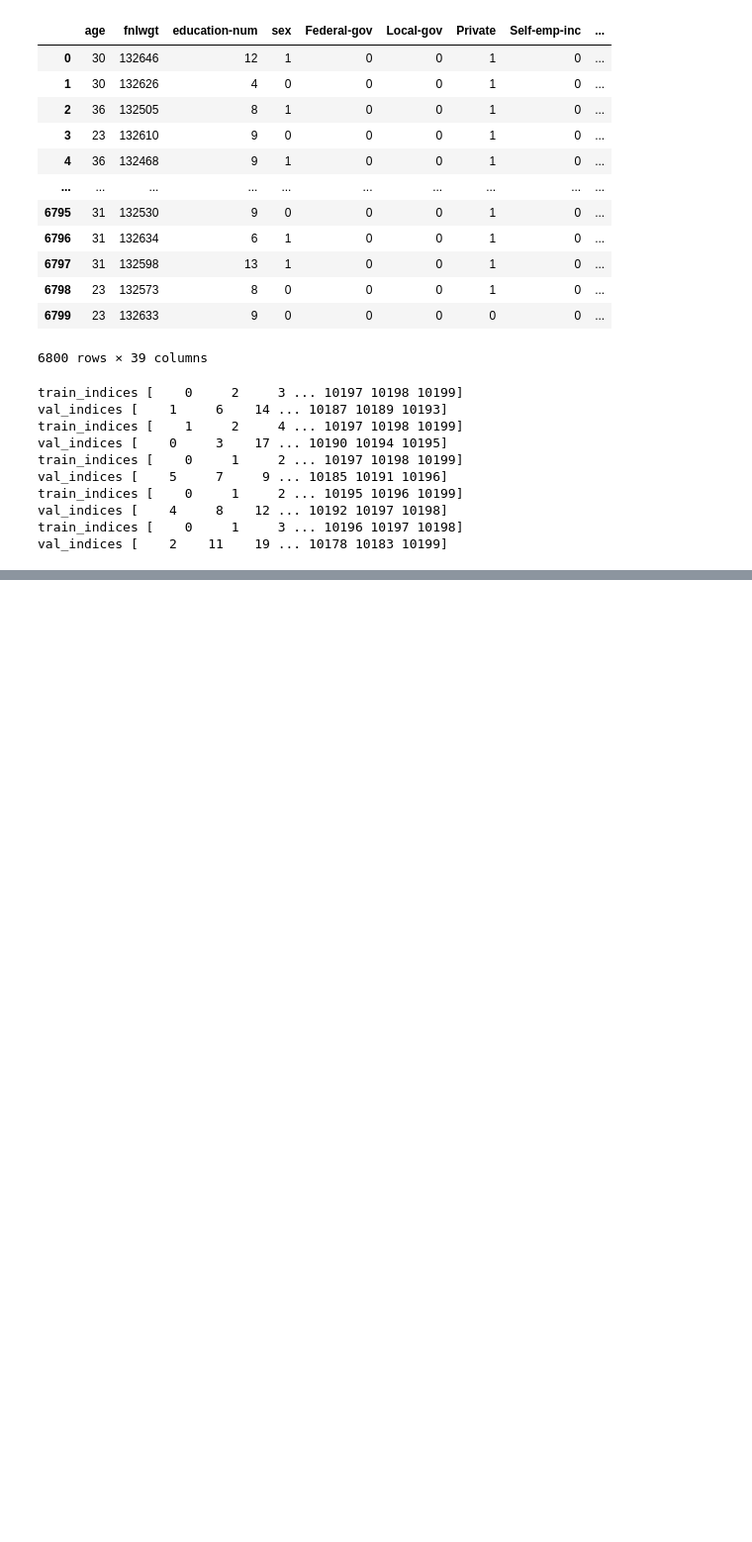
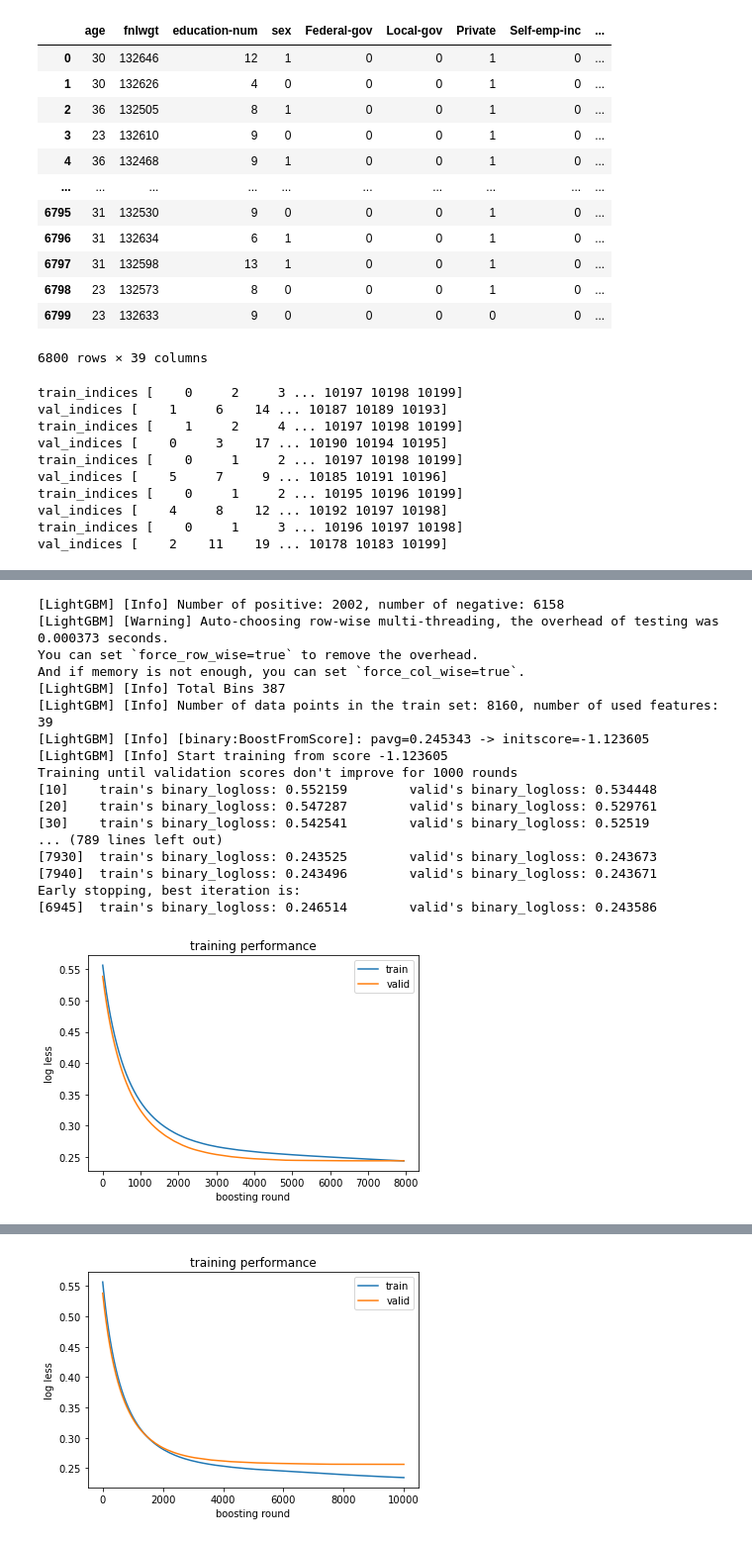
Before and after one commit to keisukecl/compe_Income_forecast, a Jupyter notebook: ML.ipynb, the cells around one changed output, grey strips where cells are left out. Shown at 99% size. Saved outputs shown, nothing was run; the diff lists cells and outputs as text; code cells hidden in the pictures; blank space fills up the shorter version.

Commit message:
lightGBM実装

```diff
--- a/ML.ipynb
+++ b/ML.ipynb
@@ -302,0 +345,73 @@ for i, column in enumerate(train.columns):
+# %%
+import lightgbm as lgb
+import numpy as np
+
+val_preds = np.zeros(len(train))
+
+params = {
+"objective" : "binary",
+"metric" : "binary_logloss",
+"learning_rate" : 0.001,
+"num_iterations" : 10000,
+"num_leaves" : 11,
+"max_depth" : 4,
+"min_data_in_leaf" : 1,
+"bagging_fraction" : 0.6,
+"lambda_l2" : 1,
+"lambda_l1" : 1,
+"seed" : 42,
+"n_jobs" : -1
+}
+
+models=[]
+
+for train_indices, val_indeices in kf.split(train):
+  train_kfold, val_kfold = train.iloc[train_indices], train.iloc[val_indeices]
+  X_train, X_val = train_kfold.drop('Y', axis=1), val_kfold.drop('Y', axis=1)
+  Y_train, Y_val = train_kfold['Y'], val_kfold['Y']
+  X_train.columns = X_train.columns.map(namemap)
+  X_val.columns = X_val.columns.map(namemap)
+
+  train_dataset = lgb.Dataset(X_train[numeric_cols], Y_train)
+  val_dataset = lgb.Dataset(X_val[numeric_cols], Y_val, reference=train_dataset)
+
+  evaluation_results = {}
+  model = lgb.train(
+    params,
+    train_dataset,
+    valid_sets=[train_dataset, val_dataset],
+    verbose_eval=10,
+    early_stopping_rounds=1000,
+    num_boost_round=10000,
+    evals_result=evaluation_results,
+    valid_names=['train', 'valid']
+    )
+  plt.plot(evaluation_results['train']['binary_logloss'], label='train')
+  plt.plot(evaluation_results['valid']['binary_logloss'], label='valid')
+  plt.ylabel('log less')
+  plt.xlabel('boosting round')
+  plt.title('training performance')
+  plt.legend()
+  plt.show()
+
+  models.append(model)
+  val_preds[val_indeices] = model.predict(X_val[numeric_cols])
+# %% [output]
+[LightGBM] [Info] Number of positive: 2002, number of negative: 6158
+[LightGBM] [Warning] Auto-choosing row-wise multi-threading, the overhead of testing was 0.000373 seconds.
+You can set `force_row_wise=true` to remove the overhead.
+And if memory is not enough, you can set `force_col_wise=true`.
+[LightGBM] [Info] Total Bins 387
+[LightGBM] [Info] Number of data points in the train set: 8160, number of used features: 39
+[LightGBM] [Info] [binary:BoostFromScore]: pavg=0.245343 -> initscore=-1.123605
+[LightGBM] [Info] Start training from score -1.123605
+Training until validation scores don't improve for 1000 rounds
+[10]    train's binary_logloss: 0.552159        valid's binary_logloss: 0.534448
+[20]    train's binary_logloss: 0.547287        valid's binary_logloss: 0.529761
+[30]    train's binary_logloss: 0.542541        valid's binary_logloss: 0.52519
+... (789 lines left out)
+[7930]  train's binary_logloss: 0.243525        valid's binary_logloss: 0.243673
+[7940]  train's binary_logloss: 0.243496        valid's binary_logloss: 0.243671
+Early stopping, best iteration is:
+[6945]  train's binary_logloss: 0.246514        valid's binary_logloss: 0.243586
+[figure, added]
@@ -302,0 +435 @@ for i, column in enumerate(train.columns):
+[figure, added]
```
Also changed, not shown: parts of 5 cells of this notebook.
